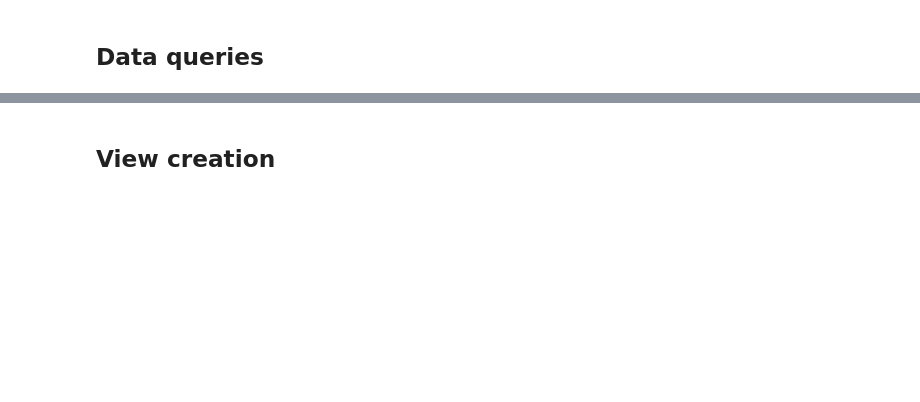
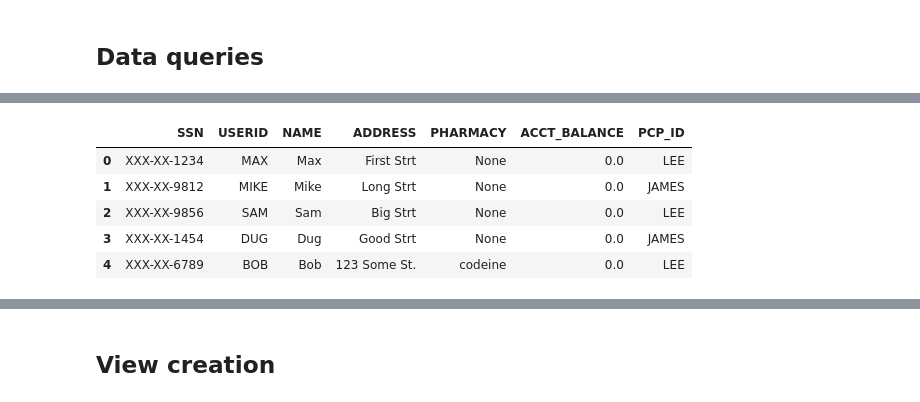
Before and after one commit to stefanhummel/Lab_Db2_Security, a Jupyter notebook: Lab 1.2 - Db2 RCAC.ipynb, the cells around one changed output, grey strips where cells are left out. Drawn from its saved outputs; the diff is of its cells as text; code cells hidden in the pictures; blank space fills up the shorter version.

```diff
--- a/Lab 1.2 - Db2 RCAC.ipynb
+++ b/Lab 1.2 - Db2 RCAC.ipynb
@@ -385,0 +506,11 @@ Alex observes that after creating these two column masks that the data is only v
+# %%
+%%sql
+SET SESSION_USER = jane;
+SELECT SSN, USERID, NAME, ADDRESS, PHARMACY, ACCT_BALANCE, PCP_ID FROM HMO.PATIENT;
+# %% [output]
+|  | SSN | USERID | NAME | ADDRESS | PHARMACY | ACCT_BALANCE | PCP_ID |
+| 0 | XXX-XX-1234 | MAX | Max | First Strt | None | 0.0 | LEE |
+| 1 | XXX-XX-9812 | MIKE | Mike | Long Strt | None | 0.0 | JAMES |
+| 2 | XXX-XX-9856 | SAM | Sam | Big Strt | None | 0.0 | LEE |
+| 3 | XXX-XX-1454 | DUG | Dug | Good Strt | None | 0.0 | JAMES |
+| 4 | XXX-XX-6789 | BOB | Bob | 123 Some St. | codeine | 0.0 | LEE |
```
Also changed, not shown: parts of 117 cells of this notebook, 2 other files.
